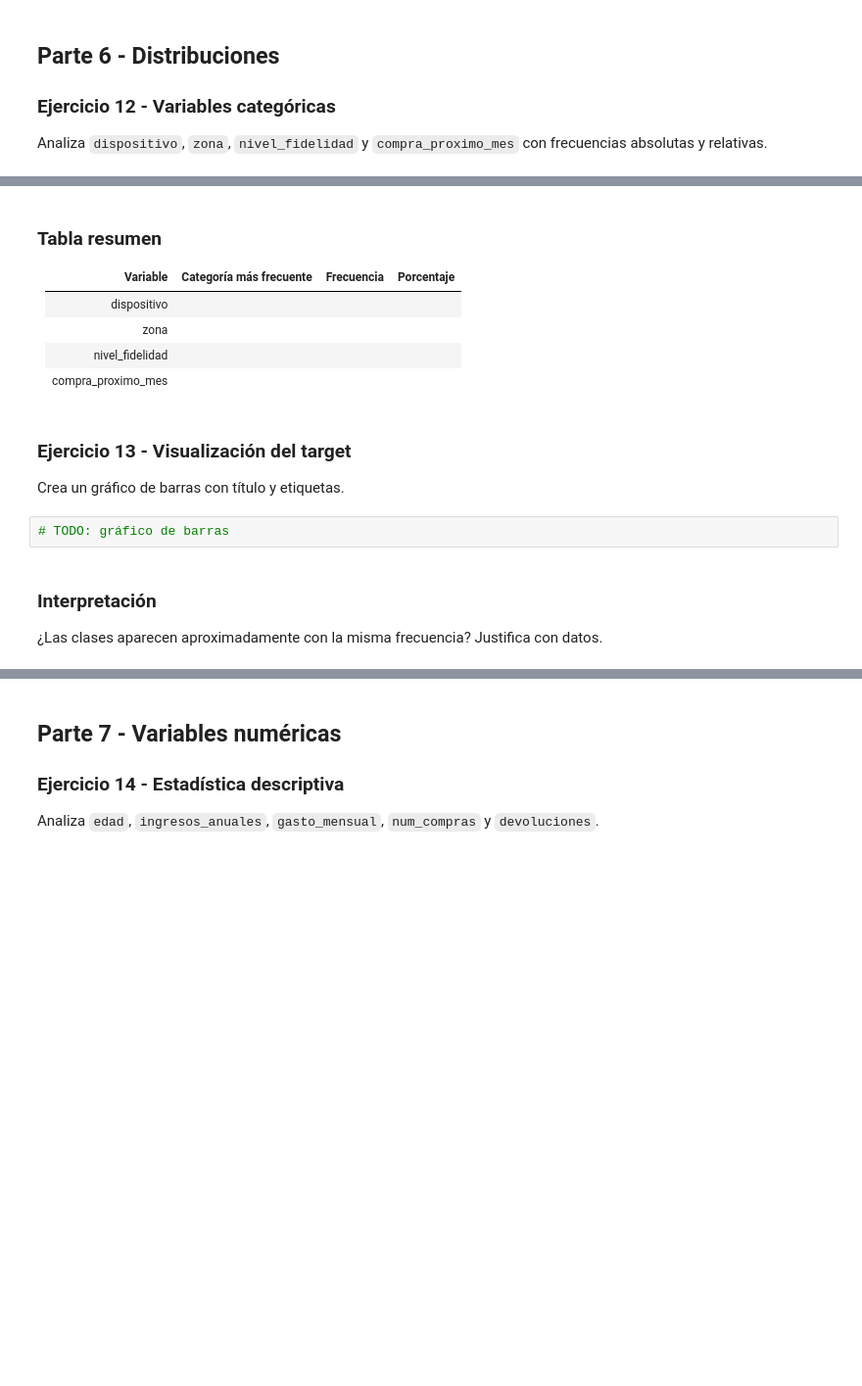
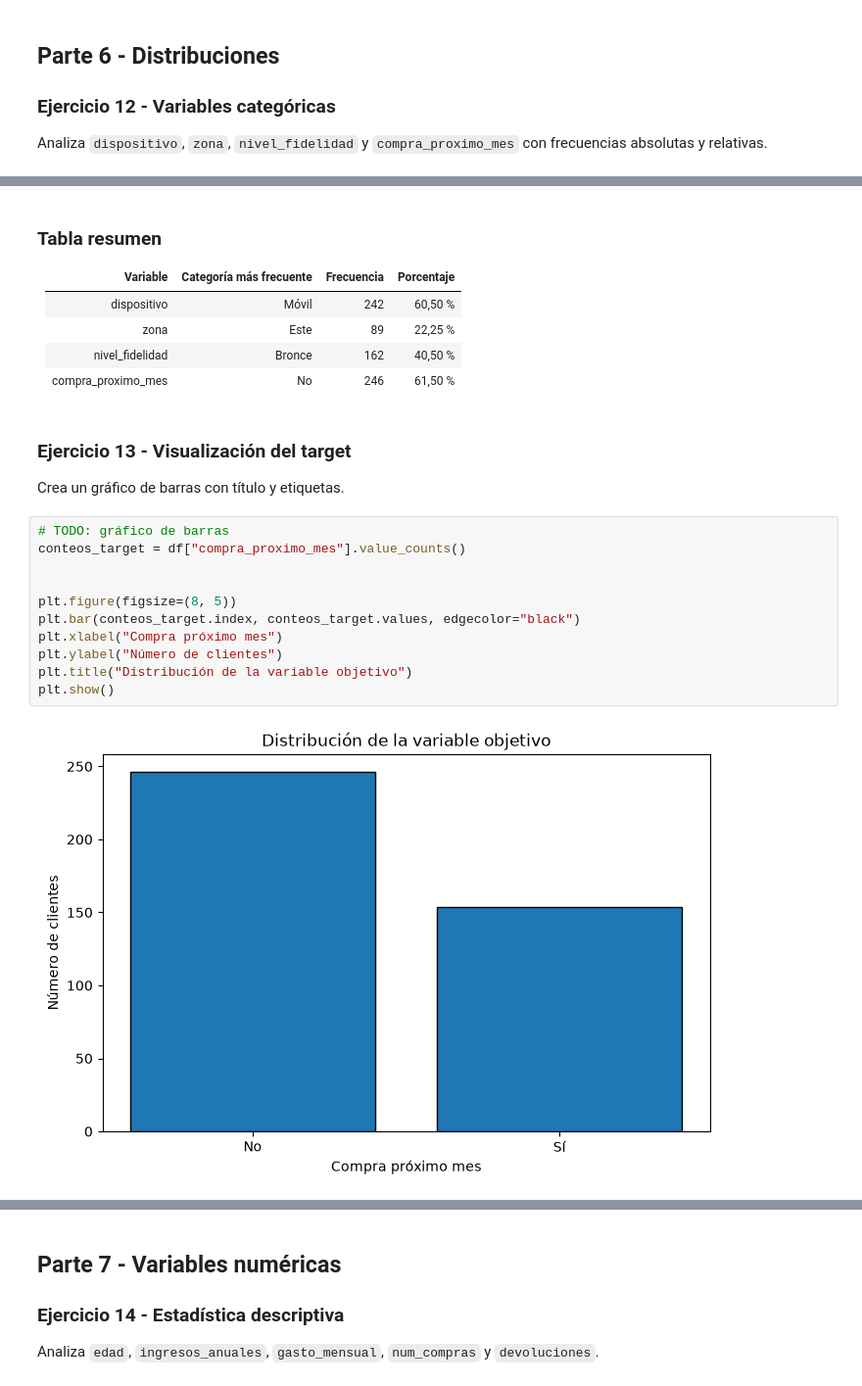
Before and after one commit to Dcuevasgil/sistemas-aprendizaje-automatico, a Jupyter notebook: UD2/practica-4/Practica_04.ipynb, the cells around one changed output, grey strips where cells are left out. Shown at 98% size. Drawn from its saved outputs; the diff is of its cells as text; blank space fills up the shorter version.

```diff
--- a/UD2/practica-4/Practica_04.ipynb
+++ b/UD2/practica-4/Practica_04.ipynb
@@ -293,15 +386,23 @@ Analiza `dispositivo`, `zona`, `nivel_fidelidad` y `compra_proximo_mes` con frec
 ### Tabla resumen
 | Variable | Categoría más frecuente | Frecuencia | Porcentaje |
 |---|---|---:|---:|
-| dispositivo | | | |
-| zona | | | |
-| nivel_fidelidad | | | |
-| compra_proximo_mes | | | |
+| dispositivo | Móvil | 242 | 60,50 % |
+| zona | Este | 89 | 22,25 % |
+| nivel_fidelidad | Bronce | 162 | 40,50 % |
+| compra_proximo_mes | No | 246 | 61,50 % |
 # %% [markdown]
 ### Ejercicio 13 - Visualización del target
 Crea un gráfico de barras con título y etiquetas.
-# %%
-# TODO: gráfico de barras
-# %% [markdown]
-### Interpretación
-¿Las clases aparecen aproximadamente con la misma frecuencia? Justifica con datos.
+# %%
+# TODO: gráfico de barras
+conteos_target = df["compra_proximo_mes"].value_counts()
+
+
+plt.figure(figsize=(8, 5))
+plt.bar(conteos_target.index, conteos_target.values, edgecolor="black")
+plt.xlabel("Compra próximo mes")
+plt.ylabel("Número de clientes")
+plt.title("Distribución de la variable objetivo")
+plt.show()
+# %% [output]
+[figure, added]
```
Also changed, not shown: parts of 19 cells of this notebook.
